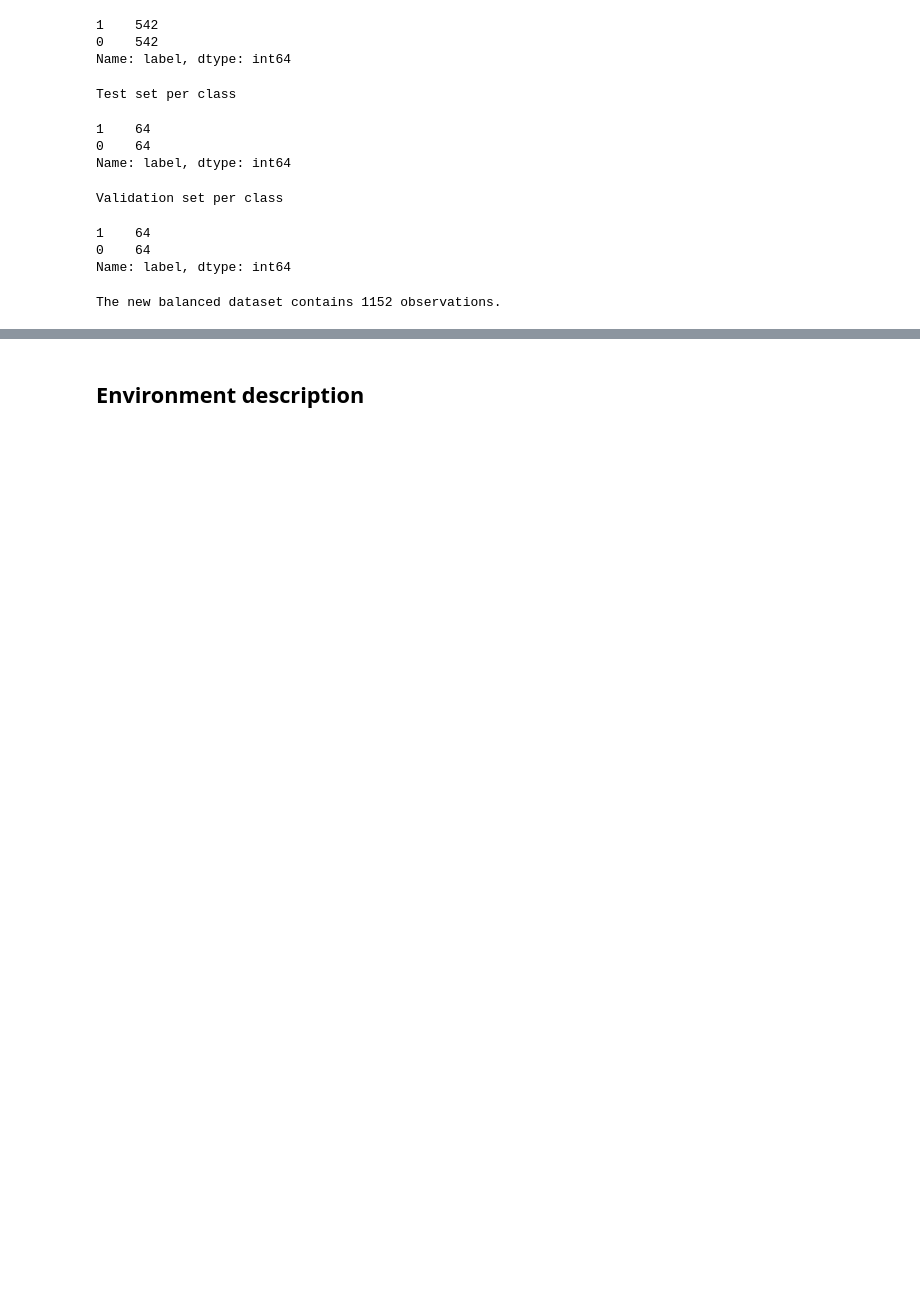
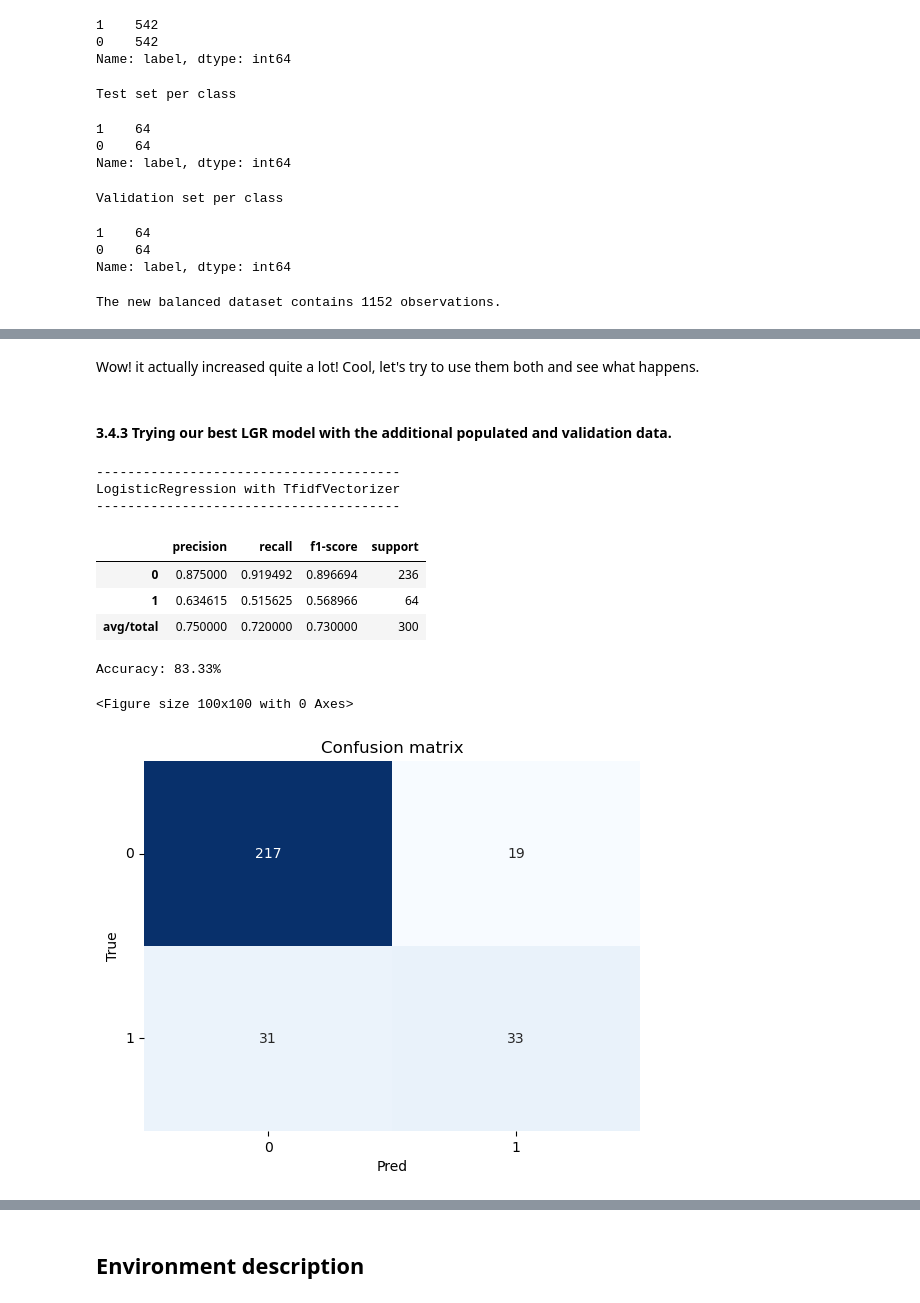
Before and after one commit to RitaGhilardi/Corporate_sustainability, a Jupyter notebook: Companies_sustainability.ipynb, the cells around one changed output, grey strips where cells are left out. Saved outputs shown, nothing was run; the diff lists cells and outputs as text; code cells hidden in the pictures; blank space fills up the shorter version.

```diff
--- a/Companies_sustainability.ipynb
+++ b/Companies_sustainability.ipynb
@@ -572,0 +863,18 @@ The new balanced dataset contains 1152 observations.
+# %% [markdown]
+Wow! it actually increased quite a lot! Cool, let's try to use them both and see what happens.
+# %% [markdown]
+#### 3.4.3 Trying our best LGR model with the additional populated and validation data.
+# %%
+# Evaluating the performance of the populated and validated data
+y_pred_clf_tfidf_val_pop, y_score_clf_tfidf_val_pop = evaluate_model(vectorizer_tuned, clf_tuned, X_train_val_pop, y_train_val_pop, X_test, y_test)
+# %% [output]
+---------------------------------------
+LogisticRegression with TfidfVectorizer
+---------------------------------------
+|  | precision | recall | f1-score | support |
+| 0 | 0.875000 | 0.919492 | 0.896694 | 236 |
+| 1 | 0.634615 | 0.515625 | 0.568966 | 64 |
+| avg/total | 0.750000 | 0.720000 | 0.730000 | 300 |
+Accuracy: 83.33%
+<Figure size 100x100 with 0 Axes>
+[figure, added]
```
Also changed, not shown: parts of 40 cells of this notebook.
